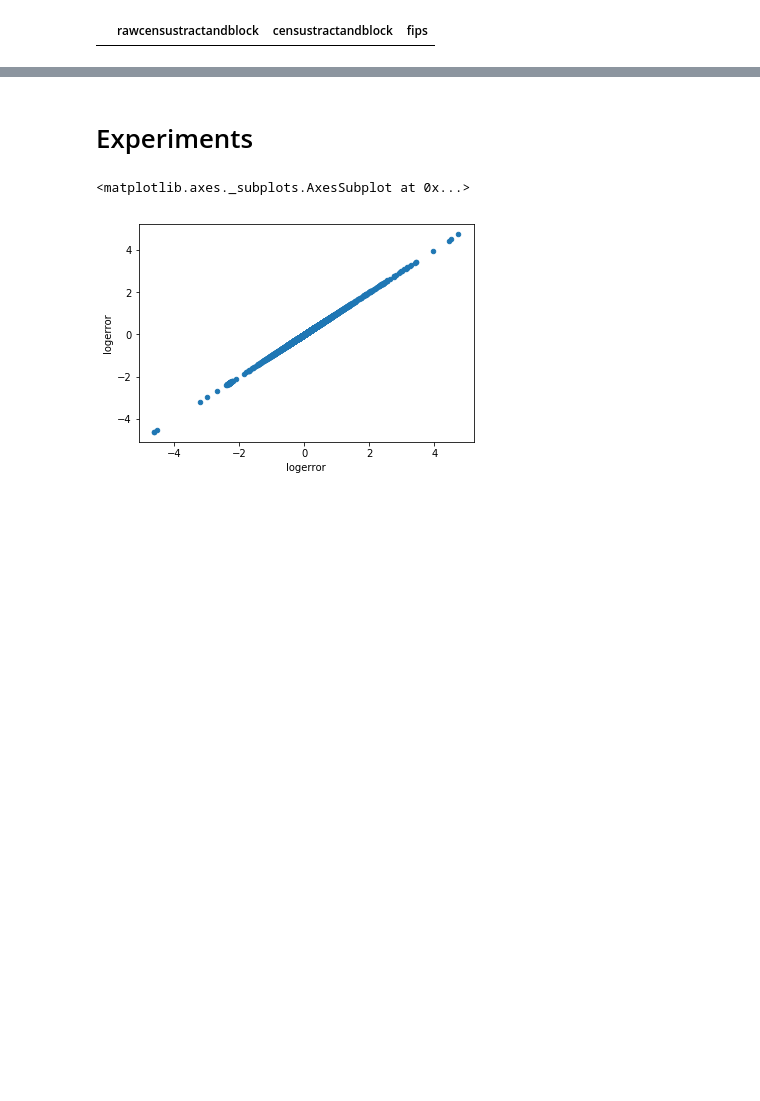
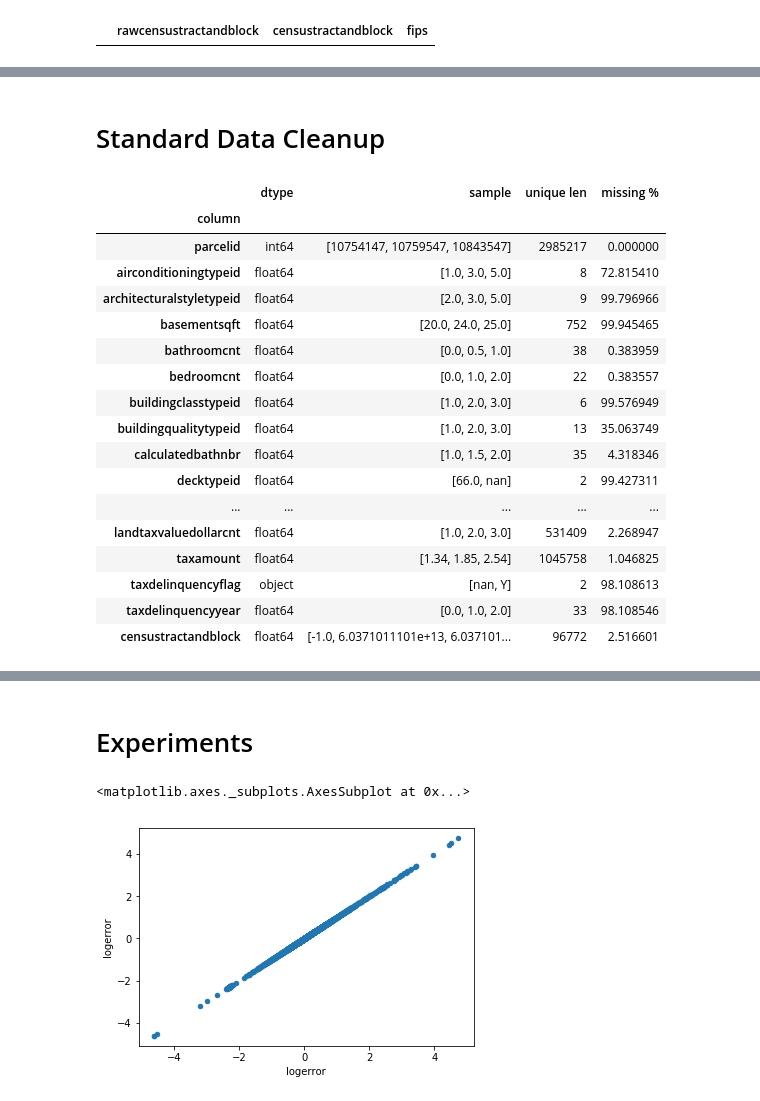
Before and after one commit to ibratface/dl_projects, a Jupyter notebook: zillow.ipynb, the cells around one changed output, grey strips where cells are left out. Drawn from its saved outputs; the diff is of its cells as text; code cells hidden in the pictures; blank space fills up the shorter version.

```diff
--- a/zillow.ipynb
+++ b/zillow.ipynb
@@ -182,26 +227 @@ Stopping. Best iteration:
-# %%
-# generator function for pulling out items a number at a time
-def batch(s, n):
-    for i in range(0, len(s), n):
-        yield s[i:min(i+n, len(s))]
-
-# test function
-# display(props.columns)
-# [c for c in batch(props.columns, 6)]
-
-# for describing the data with DataFrameSummary
-def summarize(df):
-    for cols in batch(df.columns, 5):
-        display(pds.DataFrameSummary(df[cols]).summary())
-
-# test function
-# describe(props)
-
-# for showing data types, unique and missing values
-def describe_values(df):
-    stats = pd.DataFrame(columns=['column', 'dtype', 'sample', 'unique len', 'missing %'])
-    for c in df.columns:
-        stats.loc[-1] = [c, df[c].dtype, df[c].unique()[:3], len(df[c].unique()), df[c].isnull().sum(axis=0) / df[c].size * 100]
-        stats.index += 1
-    display(stats.set_index('column'))
 # %%
@@ -377,0 +360,23 @@ array([ 2016.,  1948.,  1947.,  1943.,  1946.,  1978.,  1958.,  1949.,
+# %% [markdown]
+# Standard Data Cleanup
+# %%
+describe_values(props)
+# %% [output]
+|  | dtype | sample | unique len | missing % |
+| column |  |  |  |  |
+| parcelid | int64 | [10754147, 10759547, 10843547] | 2985217 | 0.000000 |
+| airconditioningtypeid | float64 | [1.0, 3.0, 5.0] | 8 | 72.815410 |
+| architecturalstyletypeid | float64 | [2.0, 3.0, 5.0] | 9 | 99.796966 |
+| basementsqft | float64 | [20.0, 24.0, 25.0] | 752 | 99.945465 |
+| bathroomcnt | float64 | [0.0, 0.5, 1.0] | 38 | 0.383959 |
+| bedroomcnt | float64 | [0.0, 1.0, 2.0] | 22 | 0.383557 |
+| buildingclasstypeid | float64 | [1.0, 2.0, 3.0] | 6 | 99.576949 |
+| buildingqualitytypeid | float64 | [1.0, 2.0, 3.0] | 13 | 35.063749 |
+| calculatedbathnbr | float64 | [1.0, 1.5, 2.0] | 35 | 4.318346 |
+| decktypeid | float64 | [66.0, nan] | 2 | 99.427311 |
+| ... | ... | ... | ... | ... |
+| landtaxvaluedollarcnt | float64 | [1.0, 2.0, 3.0] | 531409 | 2.268947 |
+| taxamount | float64 | [1.34, 1.85, 2.54] | 1045758 | 1.046825 |
+| taxdelinquencyflag | object | [nan, Y] | 2 | 98.108613 |
+| taxdelinquencyyear | float64 | [0.0, 1.0, 2.0] | 33 | 98.108546 |
+| censustractandblock | float64 | [-1.0, 6.0371011101e+13, 6.037101... | 96772 | 2.516601 |
```
Also changed, not shown: parts of 22 cells of this notebook.
